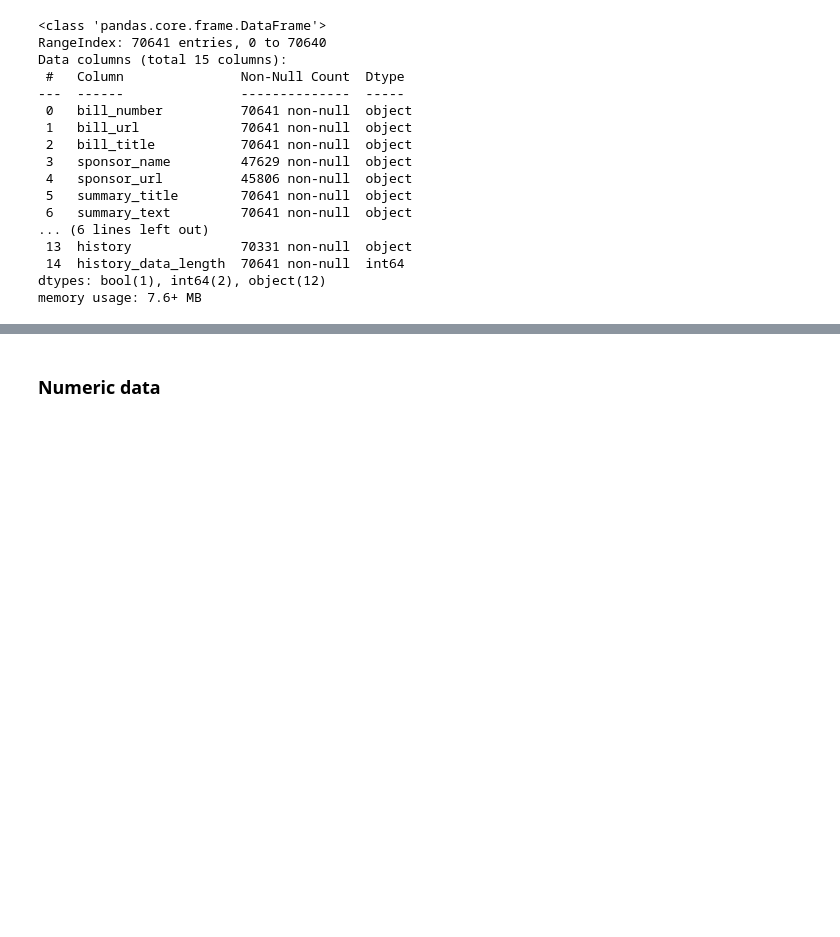
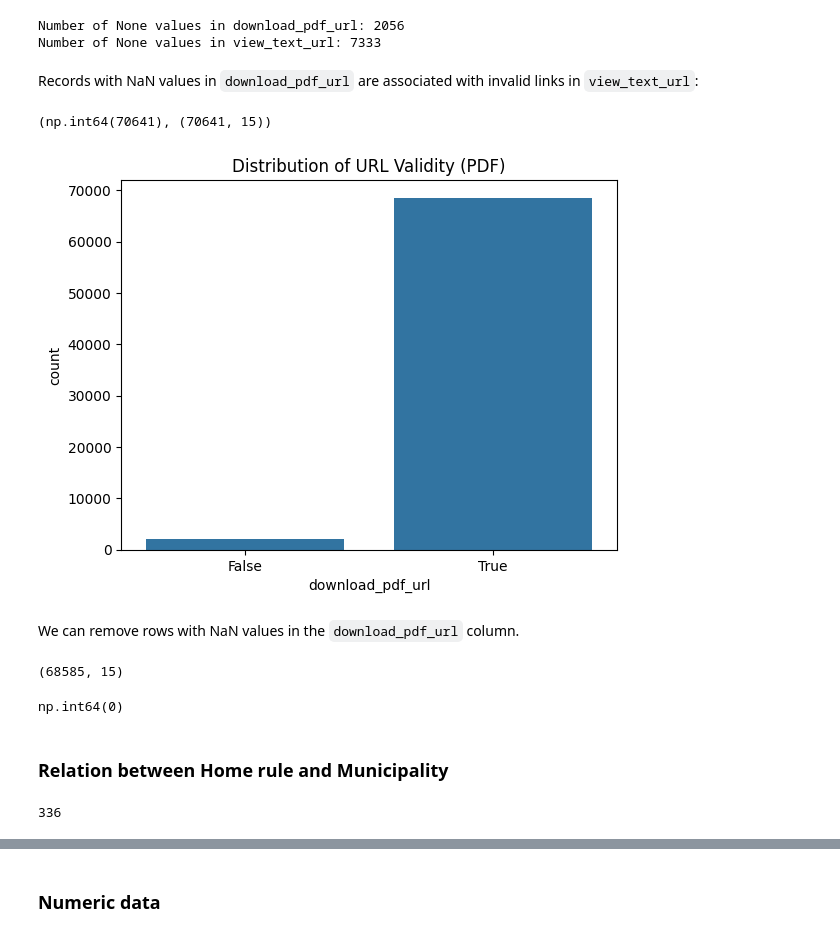
Before and after one commit to BU-Spark/ml-artifexai-legislation, a Jupyter notebook: notebooks/outlier_analysis.ipynb, the cells around one changed output, grey strips where cells are left out. Drawn from its saved outputs; the diff is of its cells as text; code cells hidden in the pictures; blank space fills up the shorter version.

Commit message:
outlier analysis

```diff
--- a/notebooks/outlier_analysis.ipynb
+++ b/notebooks/outlier_analysis.ipynb
@@ -28,6 +28,7 @@ fields_to_extract = {
     "summary_text": "summary.text",
     "source_url": "metadata.source_url",
     "view_text_url": "view_text_url",
+    "download_pdf_url": "download_pdf_url",
     "is_home_rule": "is_home_rule",
     "municipality": "municipality",
     "num_cosponsors": "num_cosponsors",
@@ -39,7 +40,7 @@ fields_to_extract = {
 root_path ='../../downloaded_legislation/'
 json_files = os.path.join(root_path, 'state/MA/*/*/*/*/*.json') # glob pattern for json files
 
-df = load_bill_data(json_files, fields_to_extract)
+df = load_bill_data(json_files, fields_to_extract, with_outlier = False)
 df.head()
 # %% [output]
 |  | bill_number | bill_url | bill_title | sponsor_name | sponsor_url | summary_title | summary_text | source_url | ... |
@@ -50,0 +73,3 @@ df.head()
+# %%
+df = load_bill_data(json_files, fields_to_extract, with_outlier = True)
+df.shape
@@ -51,22 +86,38 @@ df.head()
+# %%
+print("Number of None values in download_pdf_url:", df.download_pdf_url.isna().sum())
+print("Number of None values in view_text_url:", df.view_text_url.isna().sum())
+# %% [output]
+Number of None values in download_pdf_url: 2056
+Number of None values in view_text_url: 7333
+# %% [markdown]
+Records with NaN values in `download_pdf_url` are associated with invalid links in `view_text_url`:
+# %%
+invalid_view_text_url = df.view_text_url.apply(lambda x: 'invalid' in x.lower() if isinstance(x, str) else False)
+(invalid_view_text_url == df.download_pdf_url.isna()).sum(), df.shape
+# %% [output]
+(np.int64(70641), (70641, 15))
+# %%
+sns.countplot(x=df.download_pdf_url.notna())
+plt.title("Distribution of URL Validity (PDF)")
+plt.show()
+# %% [output]
+[figure, added]
+# %% [markdown]
+We can remove rows with NaN values in the `download_pdf_url` column.
+# %%
+df.dropna(subset=['download_pdf_url'], inplace=True)
+df.shape
+# %% [output]
+(68585, 15)
+# %%
+# Even if we do not have a view_text_url data, we still have a download_pdf_url to get acces to the bill text
+df[df.view_text_url.isna()].download_pdf_url.isna().sum()
+# %% [output]
+np.int64(0)
+# %% [markdown]
+### Relation between Home rule and Municipality
 # %%
-df['history_data_length'] = df.history.apply(lambda x: len(x) if isinstance(x, list) else 0)
+df.municipality = df.municipality.apply(lambda x: x.split('\r\n')[0] if pd.notna(x) else x)
+df.municipality.nunique()
+# %% [output]
+336
-# %%
-df.info()
-# %% [output]
-<class 'pandas.core.frame.DataFrame'>
-RangeIndex: 70641 entries, 0 to 70640
-Data columns (total 15 columns):
- #   Column               Non-Null Count  Dtype
----  ------               --------------  -----
- 0   bill_number          70641 non-null  object
- 1   bill_url             70641 non-null  object
- 2   bill_title           70641 non-null  object
- 3   sponsor_name         47629 non-null  object
- 4   sponsor_url          45806 non-null  object
- 5   summary_title        70641 non-null  object
- 6   summary_text         70641 non-null  object
-... (6 lines left out)
- 13  history              70331 non-null  object
- 14  history_data_length  70641 non-null  int64
-dtypes: bool(1), int64(2), object(12)
-memory usage: 7.6+ MB
```
Also changed, not shown: parts of 46 cells of this notebook, 2 other files.
